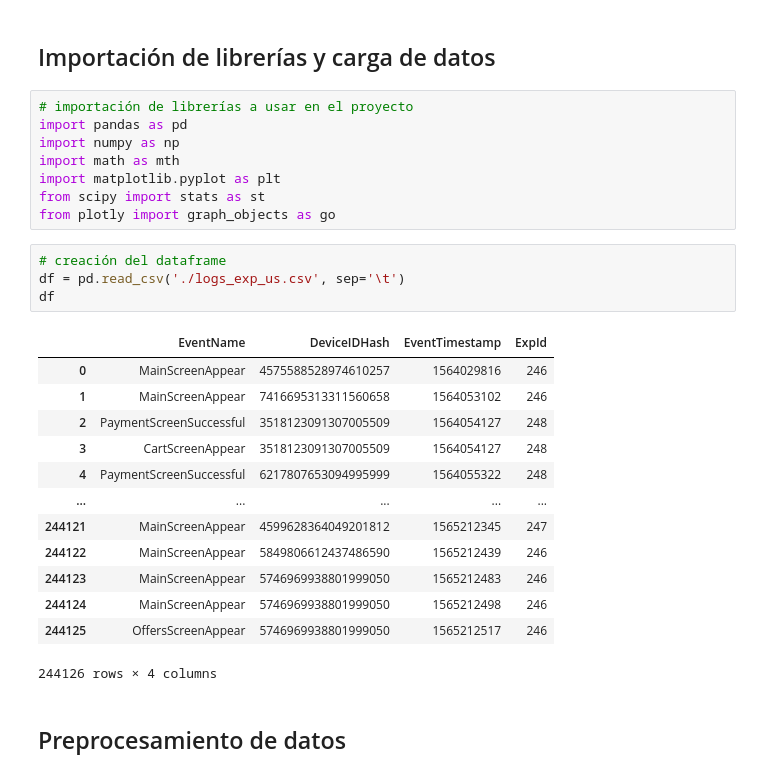
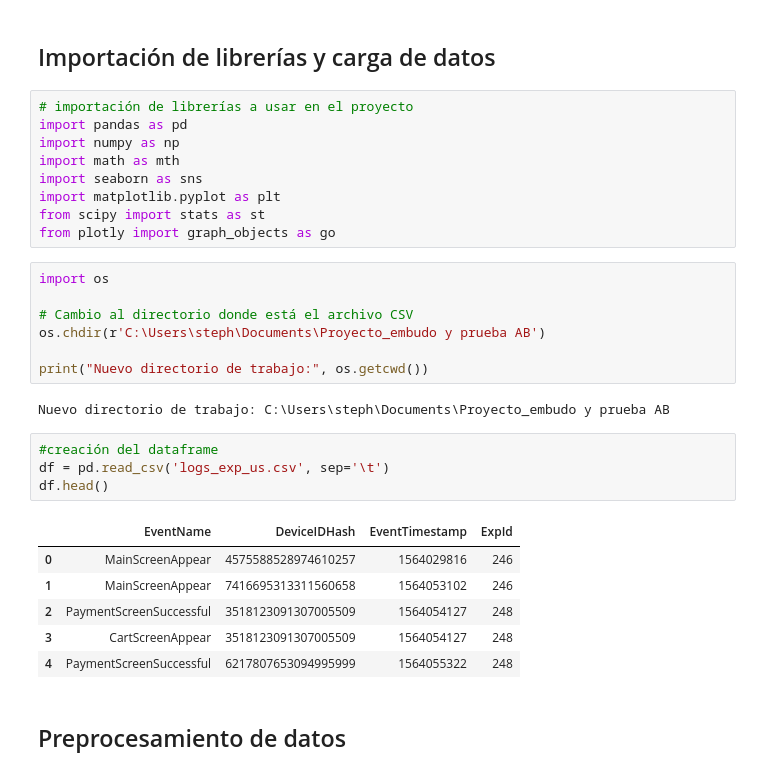
Before and after one commit to daniela-artica/Sales_funnel_analysis, a Jupyter notebook: AB test and funnel analysis.ipynb, the cells around one changed output. Cells and saved outputs as stored; diff of their text form.

```diff
--- a/AB test and funnel analysis.ipynb
+++ b/AB test and funnel analysis.ipynb
@@ -9,27 +9,30 @@ En el presente proyecto se investigará el comportamiento del usuario de la apli
 import pandas as pd
 import numpy as np
 import math as mth
+import seaborn as sns
 import matplotlib.pyplot as plt
 from scipy import stats as st
 from plotly import graph_objects as go
+# %%
+import os
+
+# Cambio al directorio donde está el archivo CSV
+os.chdir(r'C:\Users\steph\Documents\Proyecto_embudo y prueba AB')
+
+print("Nuevo directorio de trabajo:", os.getcwd())
+# %% [output]
+Nuevo directorio de trabajo: C:\Users\steph\Documents\Proyecto_embudo y prueba AB
 # %%
-# creación del dataframe
-df = pd.read_csv('./logs_exp_us.csv', sep='\t')
-df
+#creación del dataframe
+df = pd.read_csv('logs_exp_us.csv', sep='\t')
+df.head()
 # %% [output]
 |  | EventName | DeviceIDHash | EventTimestamp | ExpId |
 | 0 | MainScreenAppear | 4575588528974610257 | 1564029816 | 246 |
 | 1 | MainScreenAppear | 7416695313311560658 | 1564053102 | 246 |
 | 2 | PaymentScreenSuccessful | 3518123091307005509 | 1564054127 | 248 |
 | 3 | CartScreenAppear | 3518123091307005509 | 1564054127 | 248 |
 | 4 | PaymentScreenSuccessful | 6217807653094995999 | 1564055322 | 248 |
-| ... | ... | ... | ... | ... |
-| 244121 | MainScreenAppear | 4599628364049201812 | 1565212345 | 247 |
-| 244122 | MainScreenAppear | 5849806612437486590 | 1565212439 | 246 |
-| 244123 | MainScreenAppear | 5746969938801999050 | 1565212483 | 246 |
-| 244124 | MainScreenAppear | 5746969938801999050 | 1565212498 | 246 |
-| 244125 | OffersScreenAppear | 5746969938801999050 | 1565212517 | 246 |
-244126 rows × 4 columns
 # %% [markdown]
 ## Preprocesamiento de datos
 # %%
```
Also changed, not shown: parts of 10 cells of this notebook.
